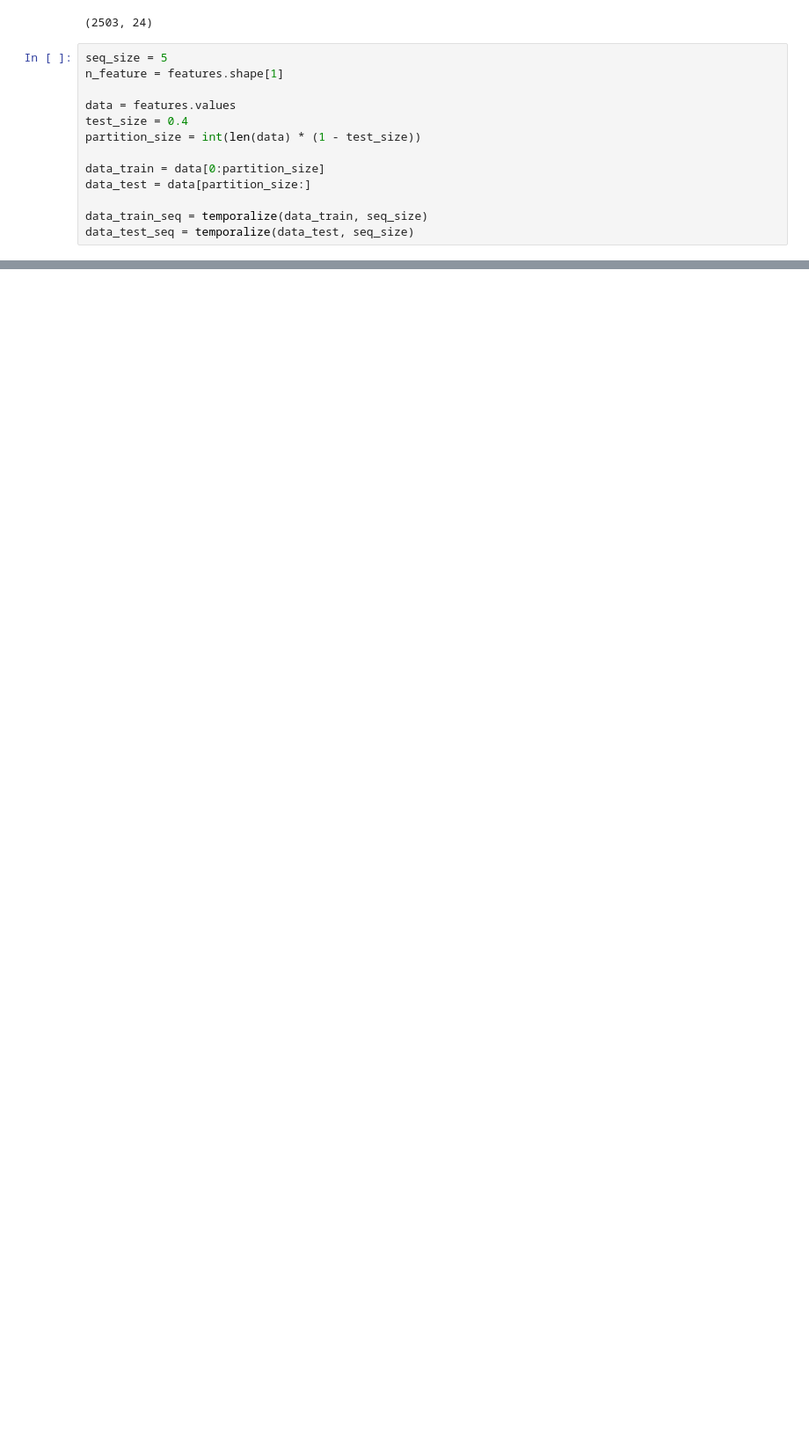
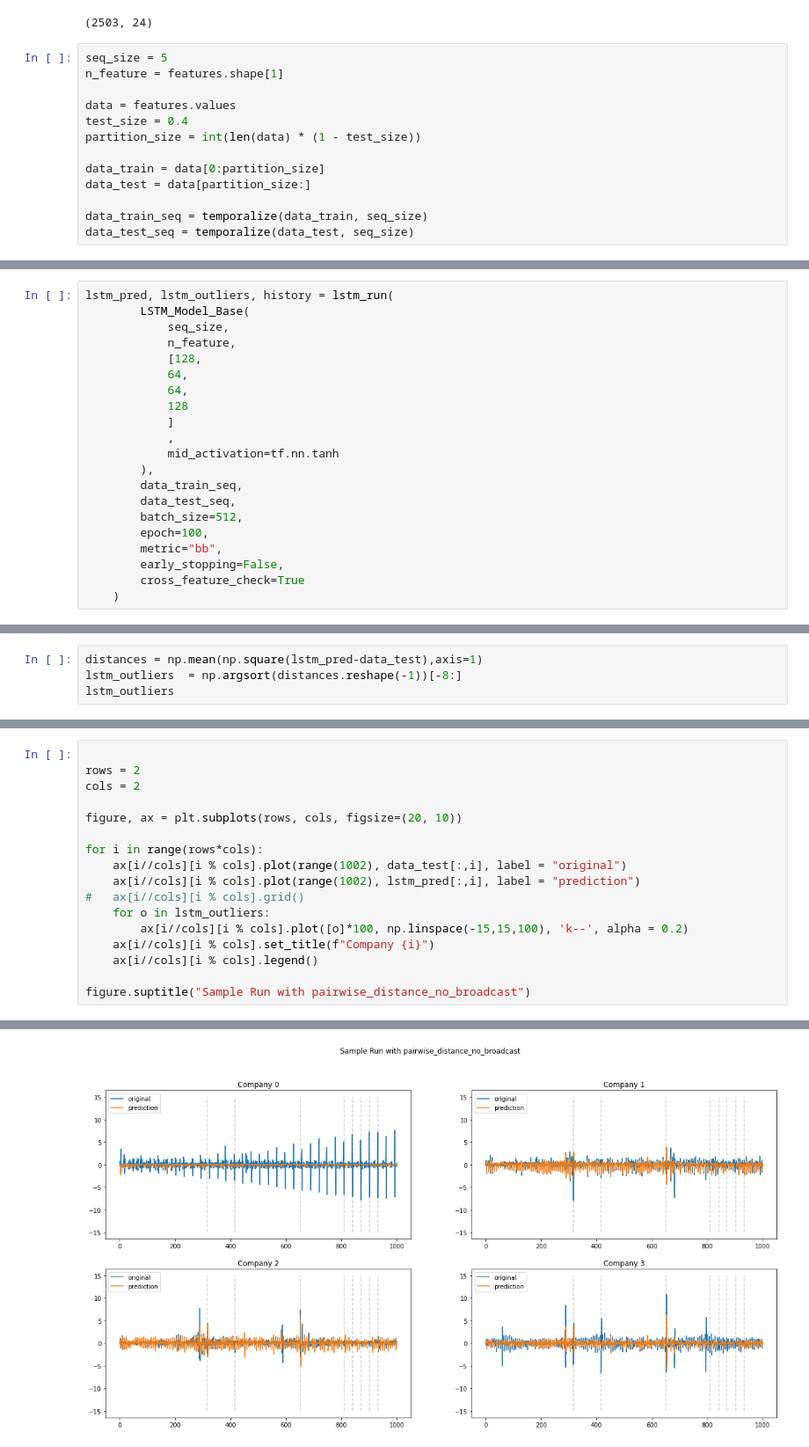
Before and after one commit to rohan-r-kulkarni/wellington_anomaly_detection, a Jupyter notebook: graphs.ipynb, the cells around one changed output, grey strips where cells are left out. Shown at 88% size. Saved outputs shown, nothing was run; the diff lists cells and outputs as text; blank space fills up the shorter version.

```diff
--- a/graphs.ipynb
+++ b/graphs.ipynb
@@ -228,0 +245,21 @@ array([[1.01560736, 1.01458013, 1.01307762, 1.01072514, 1.00686562,
+# %%
+lstm_pred, lstm_outliers, history = lstm_run(
+        LSTM_Model_Base(
+            seq_size,
+            n_feature,
+            [128,
+            64,
+            64,
+            128
+            ]
+            ,
+            mid_activation=tf.nn.tanh
+        ),
+        data_train_seq,
+        data_test_seq,
+        batch_size=512,
+        epoch=100,
+        metric="bb",
+        early_stopping=False,
+        cross_feature_check=True
+    )
@@ -228,0 +288,4 @@ array([[1.01560736, 1.01458013, 1.01307762, 1.01072514, 1.00686562,
+# %%
+distances = np.mean(np.square(lstm_pred-data_test),axis=1)
+lstm_outliers  = np.argsort(distances.reshape(-1))[-8:]
+lstm_outliers
@@ -228,0 +294,18 @@ array([[1.01560736, 1.01458013, 1.01307762, 1.01072514, 1.00686562,
+# %%
+
+rows = 2
+cols = 2
+
+figure, ax = plt.subplots(rows, cols, figsize=(20, 10))
+
+for i in range(rows*cols):
+    ax[i//cols][i % cols].plot(range(1002), data_test[:,i], label = "original")
+    ax[i//cols][i % cols].plot(range(1002), lstm_pred[:,i], label = "prediction")
+#   ax[i//cols][i % cols].grid()
+    for o in lstm_outliers:
+        ax[i//cols][i % cols].plot([o]*100, np.linspace(-15,15,100), 'k--', alpha = 0.2)
+    ax[i//cols][i % cols].set_title(f"Company {i}")
+    ax[i//cols][i % cols].legend()
+
+figure.suptitle("Sample Run with pairwise_distance_no_broadcast")
+# %% [output]
@@ -228,0 +313 @@ array([[1.01560736, 1.01458013, 1.01307762, 1.01072514, 1.00686562,
+[figure, added]
```
Also changed, not shown: parts of 10 cells of this notebook, 7 other files.
